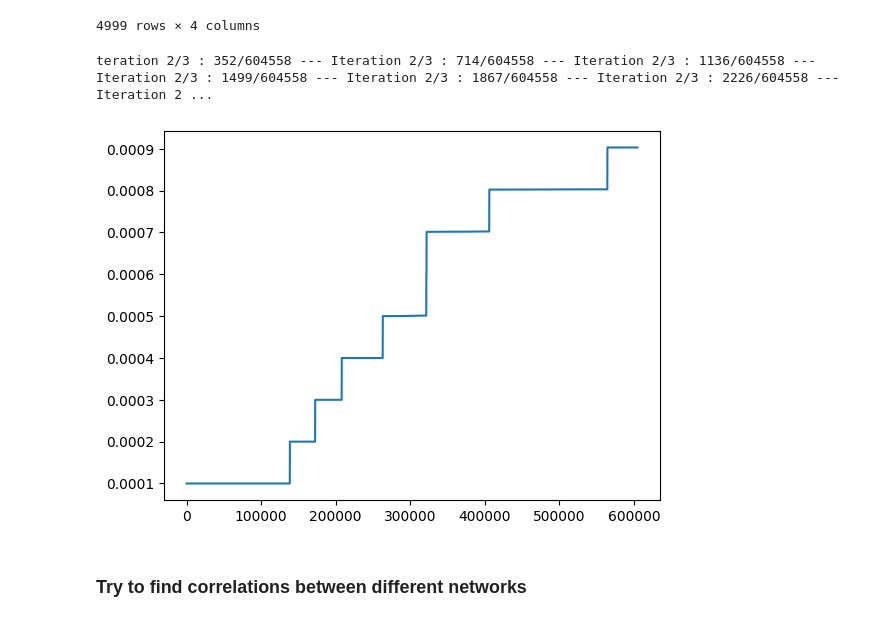
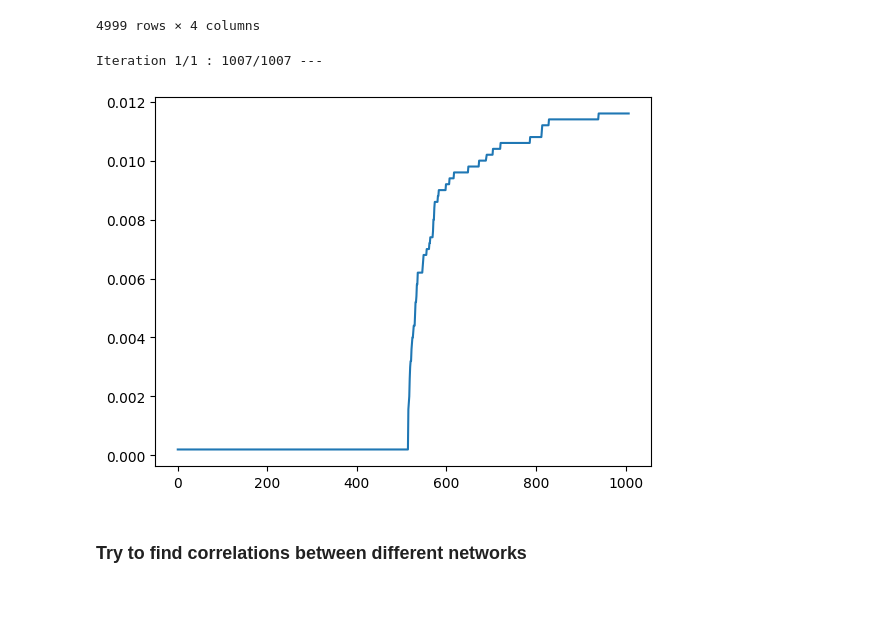
Before and after one commit to francescoopiccoli/higgs-twitter-network-science, a Jupyter notebook: src/process.ipynb, the cells around one changed output. Cells and saved outputs as stored; diff of their text form; code cells hidden in the pictures.

```diff
--- a/src/process.ipynb
+++ b/src/process.ipynb
@@ -298,7 +298,7 @@ subgraph of: 5000 nodes
 subgraph_reply_df = subgraph_reply_df.sort_values(by=['day'])
 subgraph_reply_df.reset_index(drop=True, inplace=True)
 
-iterations = 3
+iterations = 1
 infected_nodes_time_dict = {0:[1 for _ in range(iterations)]}
 seed_nodes = []
 
@@ -307,36 +307,36 @@ max_day = max(subgraph_reply_df['day'])
 number_of_nodes = len(subgraph_reply.nodes())
 for n in range(iterations):
     seed_node = random.choice(list(subgraph_reply.nodes()))
     seed_nodes.append(seed_node)
     infected_nodes = {seed_node}
 
     cur_timestamp = min_day
     nodes_infected_in_timestamp = set()
 
     # Iterate over all days
-    for day in range(min_day, max_day):
+    for day in subgraph_reply_df['day']:
         print(f'Iteration {n+1}/{iterations} : {day}/{max_day} --- ', end='\r')
         # For each day get the edges that were created on that day
         edges = subgraph_reply_df[subgraph_reply_df['day'] == day]
         # Take the dataframe subset where either the source or the target is in the infected nodes
         susceptible_nodes_rows = edges[edges['source'].isin(infected_nodes) | edges['target'].isin(infected_nodes)]
         # Make a set of all the nodes that are in susceptible_nodes_rows
         susceptible_nodes = set(susceptible_nodes_rows['source']).union(set(susceptible_nodes_rows['target']))
         # Add the susceptible nodes to the infected nodes
         infected_nodes = infected_nodes.union(susceptible_nodes)
         # Add the infected nodes to the infected_nodes_time_dict
         if day in infected_nodes_time_dict:
             infected_nodes_time_dict[day].append(len(infected_nodes))
         else:
             infected_nodes_time_dict[day] = [len(infected_nodes)]
 
     # Take the average of the infected nodes for each timestamp
     infected_nodes_time_dict = {k: [np.sum(v)/(len(v)*number_of_nodes)] for k, v in infected_nodes_time_dict.items()}
     plt.clf()
     plt.plot(list(infected_nodes_time_dict.keys()), list(infected_nodes_time_dict.values()))
 # %% [output]
-teration 2/3 : 352/604558 --- Iteration 2/3 : 714/604558 --- Iteration 2/3 : 1136/604558 --- Iteration 2/3 : 1499/604558 --- Iteration 2/3 : 1867/604558 --- Iteration 2/3 : 2226/604558 --- Iteration 2 ...
+Iteration 1/1 : 1007/1007 ---
-[figure, old version]
+[figure, new version]
 # %% [markdown]
 ### Try to find correlations between different networks
 # %%
```
Also changed, not shown: parts of 6 cells of this notebook.
